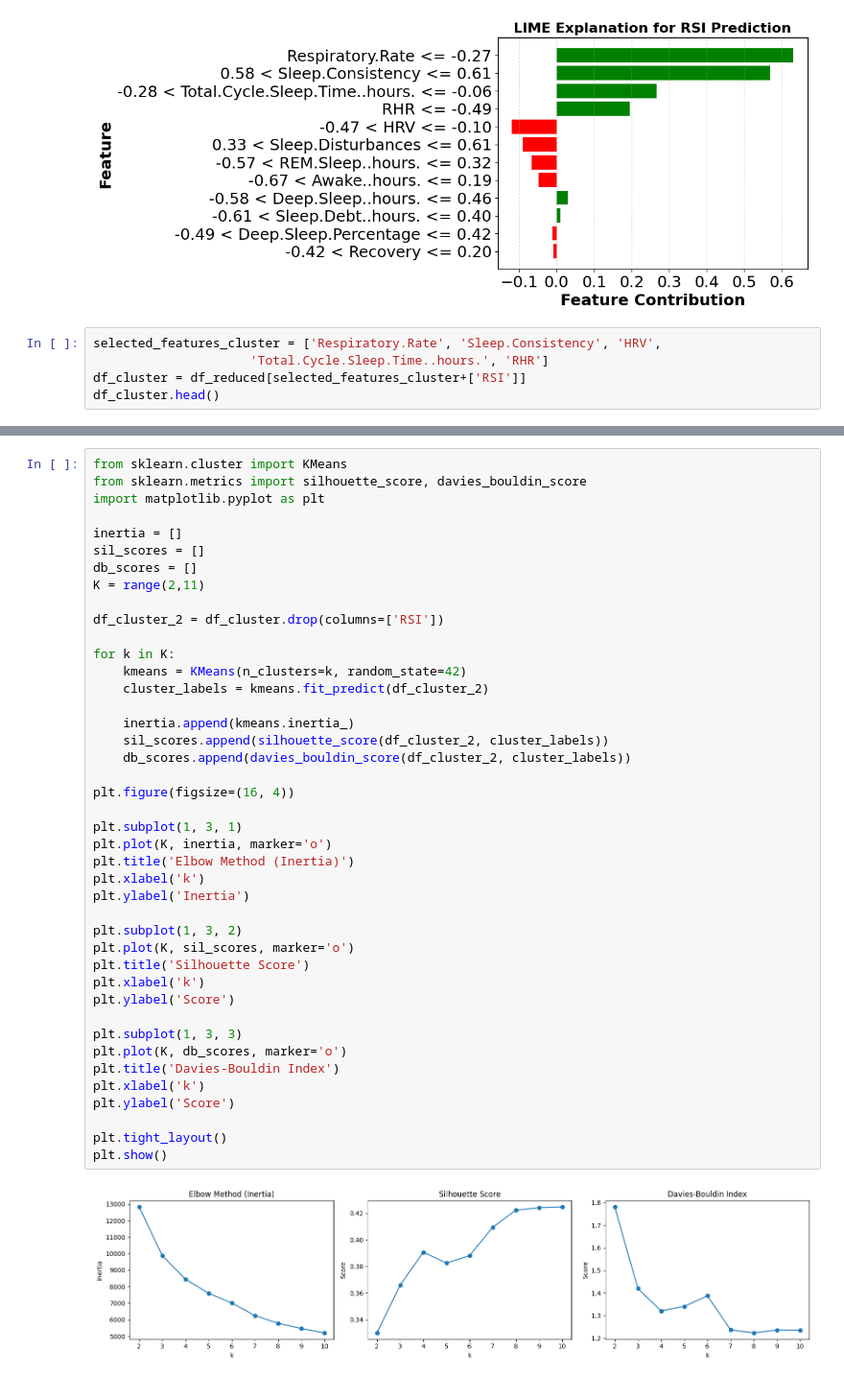
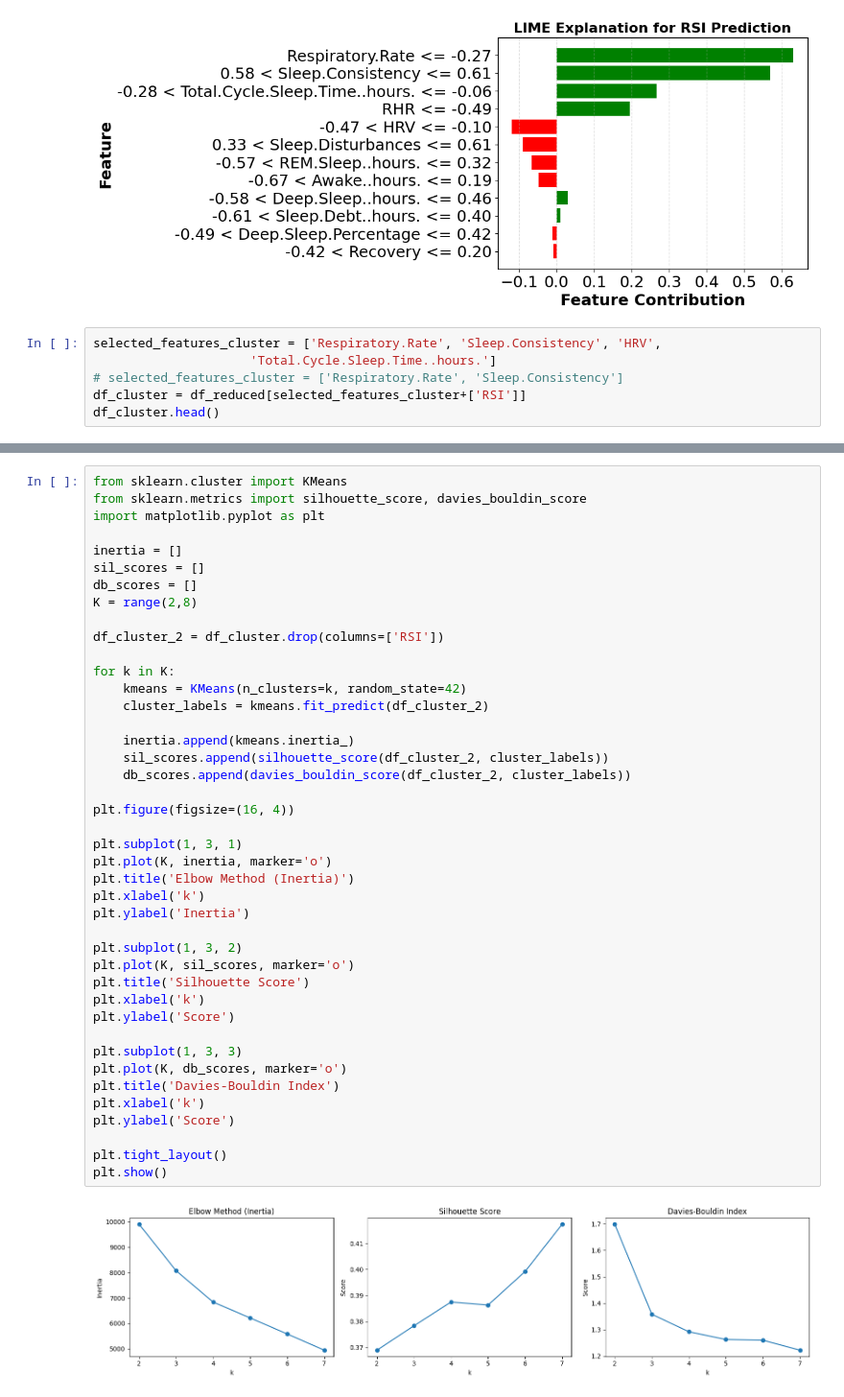
Before and after one commit to rahil247/ML_2025_6_The-OverFitters, a Jupyter notebook: Codes/TheOverFitters.ipynb, the cells around one changed output, grey strips where cells are left out. Shown at 96% size. Cells and saved outputs as stored; diff of their text form.

```diff
--- a/Codes/TheOverFitters.ipynb
+++ b/Codes/TheOverFitters.ipynb
@@ -396,7 +412,8 @@ plt.show()
 [figure]
 # %%
 selected_features_cluster = ['Respiratory.Rate', 'Sleep.Consistency', 'HRV',
-                     'Total.Cycle.Sleep.Time..hours.', 'RHR']
+                     'Total.Cycle.Sleep.Time..hours.']
+# selected_features_cluster = ['Respiratory.Rate', 'Sleep.Consistency']
 df_cluster = df_reduced[selected_features_cluster+['RSI']]
 df_cluster.head()
 # %% [output]
@@ -414,7 +431,7 @@ import matplotlib.pyplot as plt
 inertia = []
 sil_scores = []
 db_scores = []
-K = range(2,11)
+K = range(2,8)
 
 df_cluster_2 = df_cluster.drop(columns=['RSI'])
 
@@ -422,32 +439,32 @@ for k in K:
     kmeans = KMeans(n_clusters=k, random_state=42)
     cluster_labels = kmeans.fit_predict(df_cluster_2)
 
     inertia.append(kmeans.inertia_)
     sil_scores.append(silhouette_score(df_cluster_2, cluster_labels))
     db_scores.append(davies_bouldin_score(df_cluster_2, cluster_labels))
 
 plt.figure(figsize=(16, 4))
 
 plt.subplot(1, 3, 1)
 plt.plot(K, inertia, marker='o')
 plt.title('Elbow Method (Inertia)')
 plt.xlabel('k')
 plt.ylabel('Inertia')
 
 plt.subplot(1, 3, 2)
 plt.plot(K, sil_scores, marker='o')
 plt.title('Silhouette Score')
 plt.xlabel('k')
 plt.ylabel('Score')
 
 plt.subplot(1, 3, 3)
 plt.plot(K, db_scores, marker='o')
 plt.title('Davies-Bouldin Index')
 plt.xlabel('k')
 plt.ylabel('Score')
 
 plt.tight_layout()
 plt.show()
 # %% [output]
-[figure, old version]
+[figure, new version]
 # %%
```
Also changed, not shown: parts of 10 cells of this notebook.
